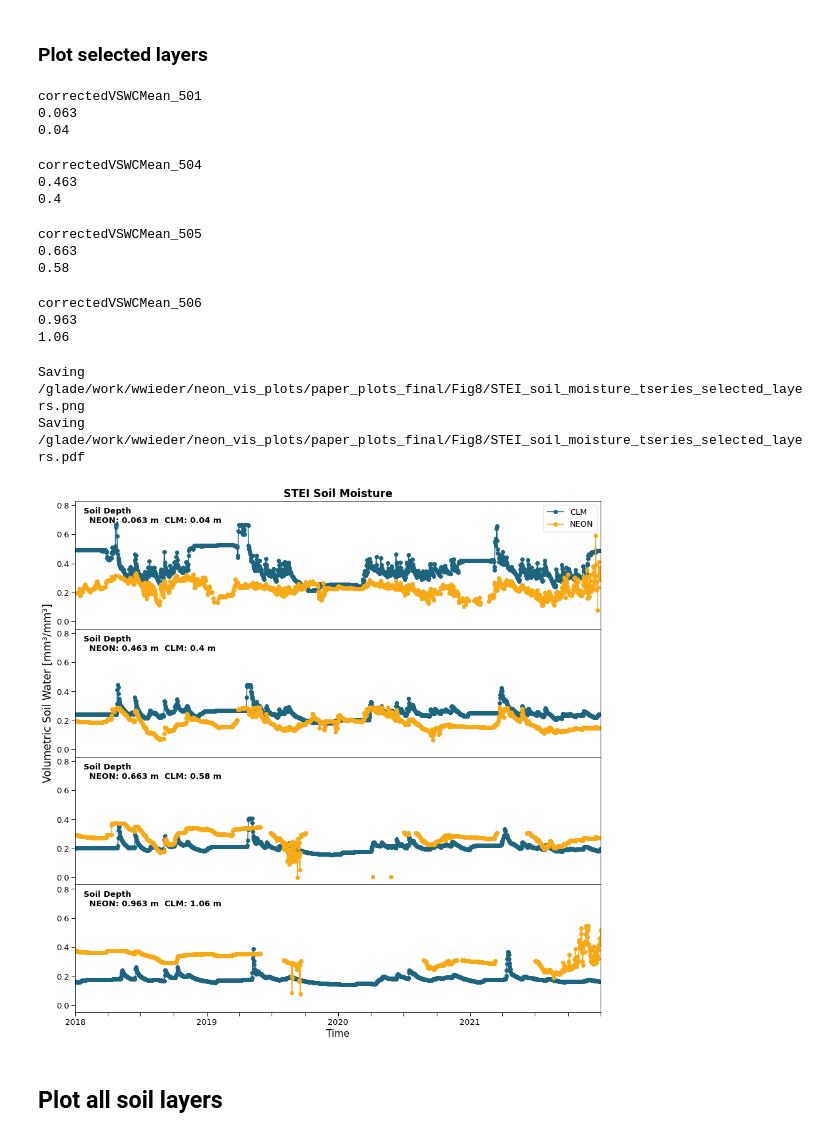
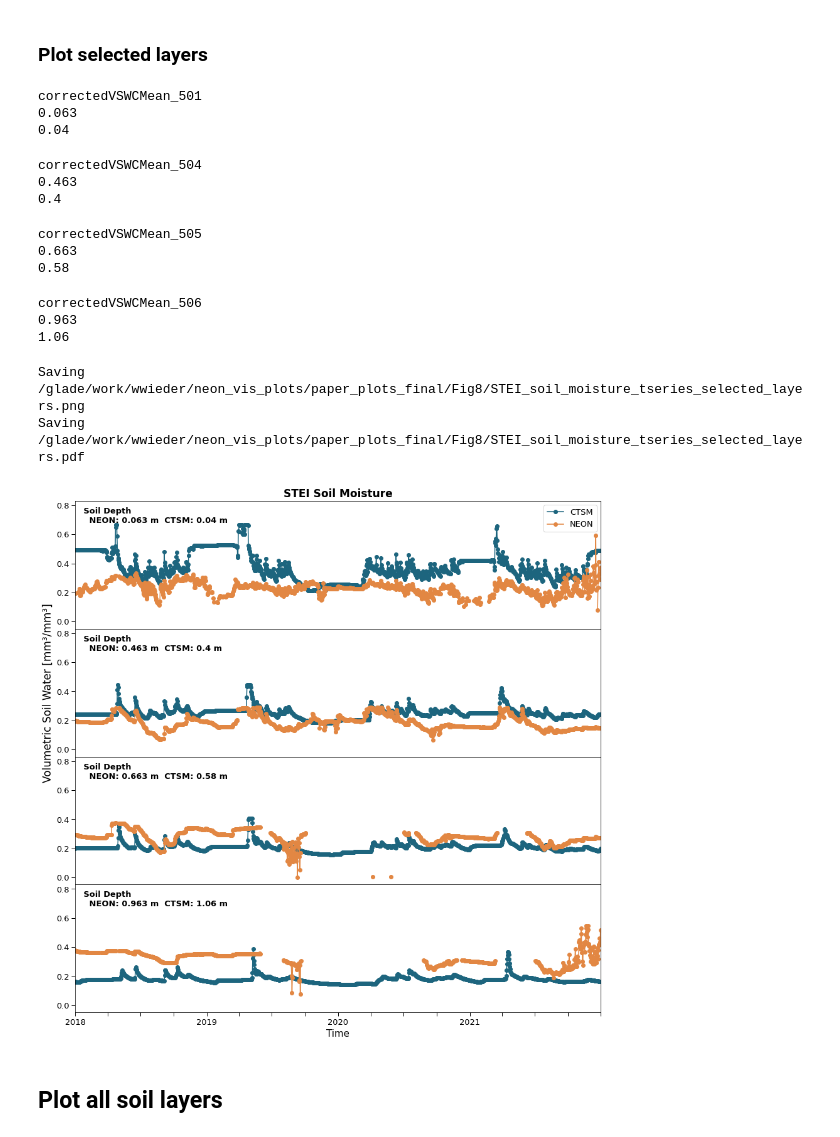
Before and after one commit to ntarasewicz/neon_scripts, a Jupyter notebook: notebooks/fig8_abby_smois.ipynb, the cells around one changed output. Drawn from its saved outputs; the diff is of its cells as text; code cells hidden in the pictures.

Commit message:
updating colors and legend to CTSM

```diff
--- a/notebooks/fig8_abby_smois.ipynb
+++ b/notebooks/fig8_abby_smois.ipynb
@@ -255,7 +255,7 @@ Workers
 ------------------------------------
 # 1- Read Observation Soil Moisture Data
 # %%
-neon_site = 'ABBY'#'STEI'
+neon_site = 'STEI' #'ABBY'
 years = [2018,2019,2020,2021]
 # %%
 smois_obs_file = '/glade/scratch/negins/'+neon_site+'_smois.csv'
@@ -684,11 +684,10 @@ for idx, pl in tqdm.tqdm(enumerate(plot_vars_selected)):
     df_ctsm_daily = df_ctsm.groupby(['year','month','day']).mean().reset_index()
     df_ctsm_daily['time']=pd.to_datetime(df_ctsm_daily[["year", "month", "day"]])
 
-    color1 = '#f7aa15'
-    #color1 = '#f7aa15'
-    color2 = '#1d657e'
+    color1= '#e28743'
+    color2='#1d657e'
 
-    df_ctsm_daily.plot ( x='time', y='H2OSOI', marker = 'o' , color = color2,label="CLM", ax = ax)
+    df_ctsm_daily.plot ( x='time', y='H2OSOI', marker = 'o' , color = color2,label="CTSM", ax = ax)
 
     df_obs_daily.plot ( x='time', y=pl, marker = 'o' , color = color1,label="NEON", ax = ax)
     ax.tick_params(axis='both', which='both', labelsize=13,width=1,length=6)
@@ -699,7 +698,7 @@ for idx, pl in tqdm.tqdm(enumerate(plot_vars_selected)):
     ax.set_ylim(-0.05, 0.83)
     depth_text = ' Soil Depth \n '+ \
                   '  NEON: '+ str(layers_dict[pl])+' m'+ \
-                  '  CLM: ' + str(this_layer.levsoi.values) +' m'
+                  '  CTSM: ' + str(this_layer.levsoi.values) +' m'
     #ax.text(.015,0.9,'Soil Depth : '+ str(layers_dict[pl])+' m',
     #        horizontalalignment='left',
     #        transform=ax.transAxes, fontweight='bold',fontsize=13)
@@ -722,34 +721,34 @@ for idx, pl in tqdm.tqdm(enumerate(plot_vars_selected)):
     fig.subplots_adjust(wspace=0, hspace=0)
 
     if idx ==1:
         plot_var_desc = 'Volumetric Soil Water'
         plot_var_unit = 'mm³/mm³'
         ax.set_ylabel(plot_var_desc+" ["+plot_var_unit+"]", fontsize=17)
 
 plot_name = neon_site + '_soil_moisture_tseries_selected_layers.png'
 print ('Saving '+ os.path.join(plot_dir,plot_name))
 plt.savefig (os.path.join(plot_dir,plot_name), dpi=300,bbox_inches='tight')
 
 plot_name = neon_site + '_soil_moisture_tseries_selected_layers.pdf'
 print ('Saving '+ os.path.join(plot_dir,plot_name))
 plt.savefig (os.path.join(plot_dir,plot_name), dpi=300,bbox_inches='tight')
 plt.show()
 # %% [output]
 correctedVSWCMean_501
 0.063
 0.04
 correctedVSWCMean_504
 0.463
 0.4
 correctedVSWCMean_505
 0.663
 0.58
 correctedVSWCMean_506
 0.963
 1.06
 Saving /glade/work/wwieder/neon_vis_plots/paper_plots_final/Fig8/STEI_soil_moisture_tseries_selected_layers.png
 Saving /glade/work/wwieder/neon_vis_plots/paper_plots_final/Fig8/STEI_soil_moisture_tseries_selected_layers.pdf
-[figure, old version]
+[figure, new version]
 # %% [markdown]
 ## Plot all soil layers
 # %%
```
Also changed, not shown: parts of 5 cells of this notebook.
